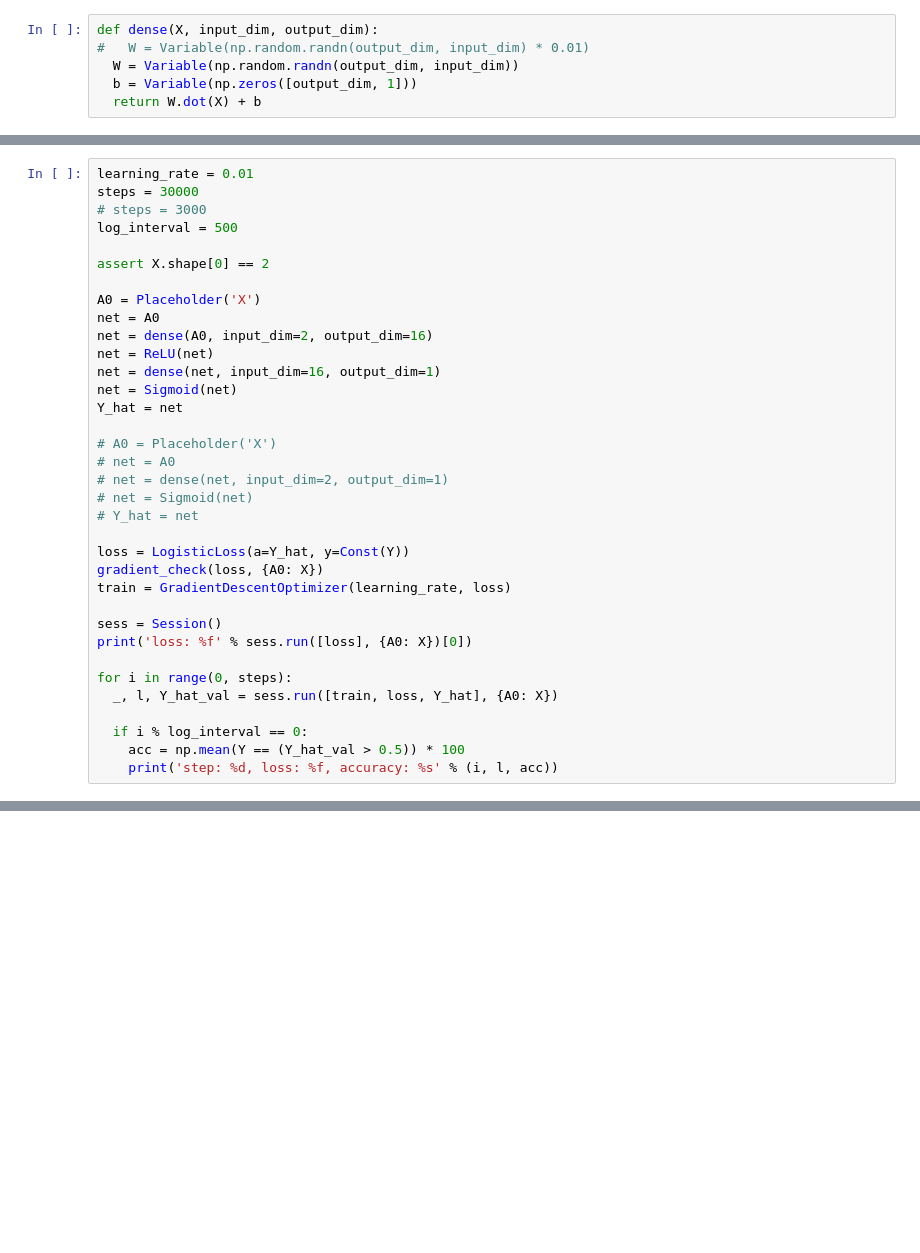
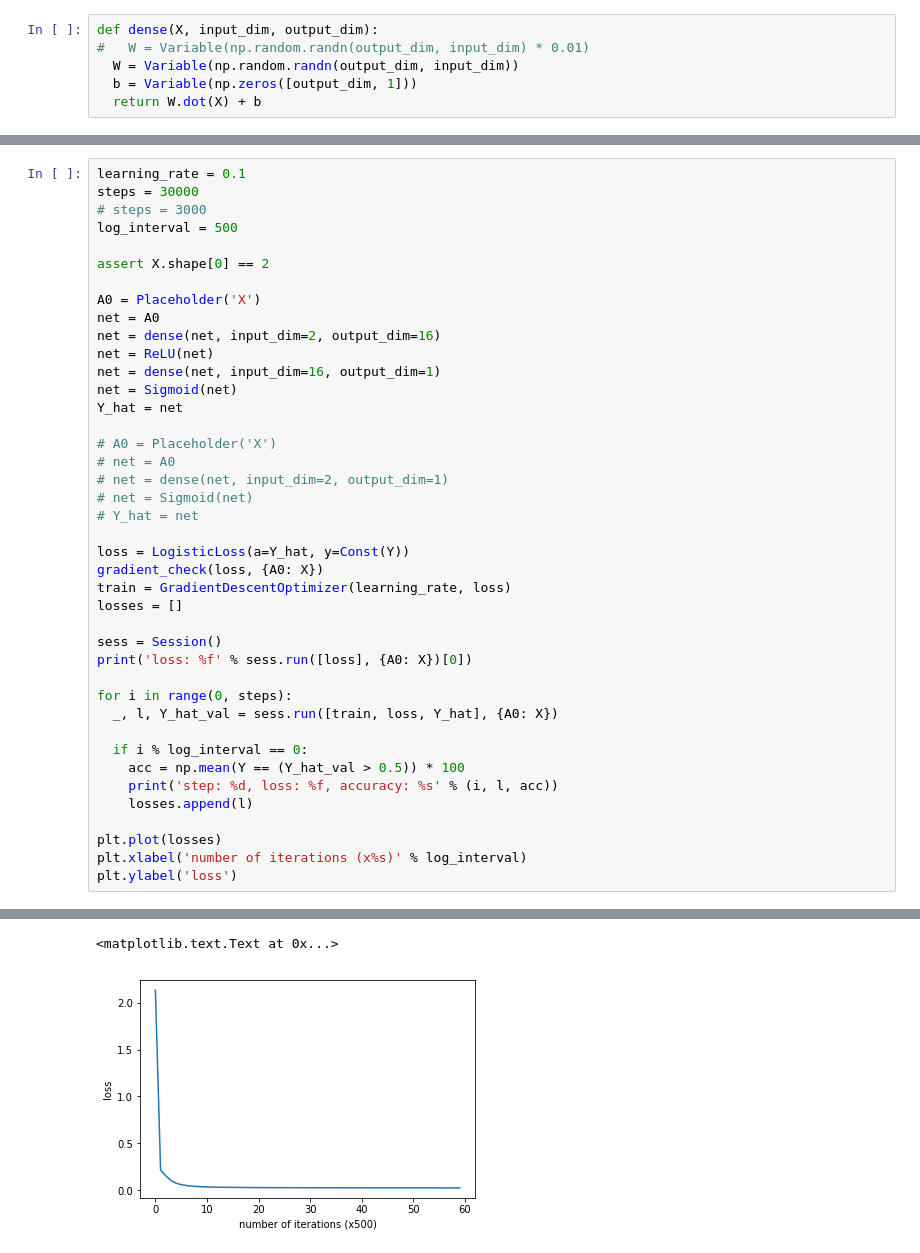
Before and after one commit to v-shmyhlo/machine-learning-playground, a Jupyter notebook: nn_framework_experiments.ipynb, the cells around one changed output, grey strips where cells are left out. Cells and saved outputs as stored; diff of their text form; blank space fills up the shorter version.

```diff
--- a/nn_framework_experiments.ipynb
+++ b/nn_framework_experiments.ipynb
@@ -125,5 +125,5 @@ actual test: dw mse: 0.000791648805141, db mse: 3.47839049231e-13
 # %%
-learning_rate = 0.01
+learning_rate = 0.1
 steps = 30000
 # steps = 3000
 log_interval = 500
@@ -132,7 +132,7 @@ assert X.shape[0] == 2
 
 A0 = Placeholder('X')
 net = A0
-net = dense(A0, input_dim=2, output_dim=16)
+net = dense(net, input_dim=2, output_dim=16)
 net = ReLU(net)
 net = dense(net, input_dim=16, output_dim=1)
 net = Sigmoid(net)
@@ -147,6 +147,7 @@ Y_hat = net
 loss = LogisticLoss(a=Y_hat, y=Const(Y))
 gradient_check(loss, {A0: X})
 train = GradientDescentOptimizer(learning_rate, loss)
+losses = []
 
 sess = Session()
 print('loss: %f' % sess.run([loss], {A0: X})[0])
@@ -157,4 +158,9 @@ for i in range(0, steps):
   if i % log_interval == 0:
     acc = np.mean(Y == (Y_hat_val > 0.5)) * 100
     print('step: %d, loss: %f, accuracy: %s' % (i, l, acc))
+    losses.append(l)
+
+plt.plot(losses)
+plt.xlabel('number of iterations (x%s)' % log_interval)
+plt.ylabel('loss')
 # %% [output]
@@ -177,0 +184,2 @@ step: 29500, loss: 0.023873, accuracy: 99.6
+<matplotlib.text.Text at 0x...>
+[figure, added]
```
Also changed, not shown: parts of 5 cells of this notebook.
